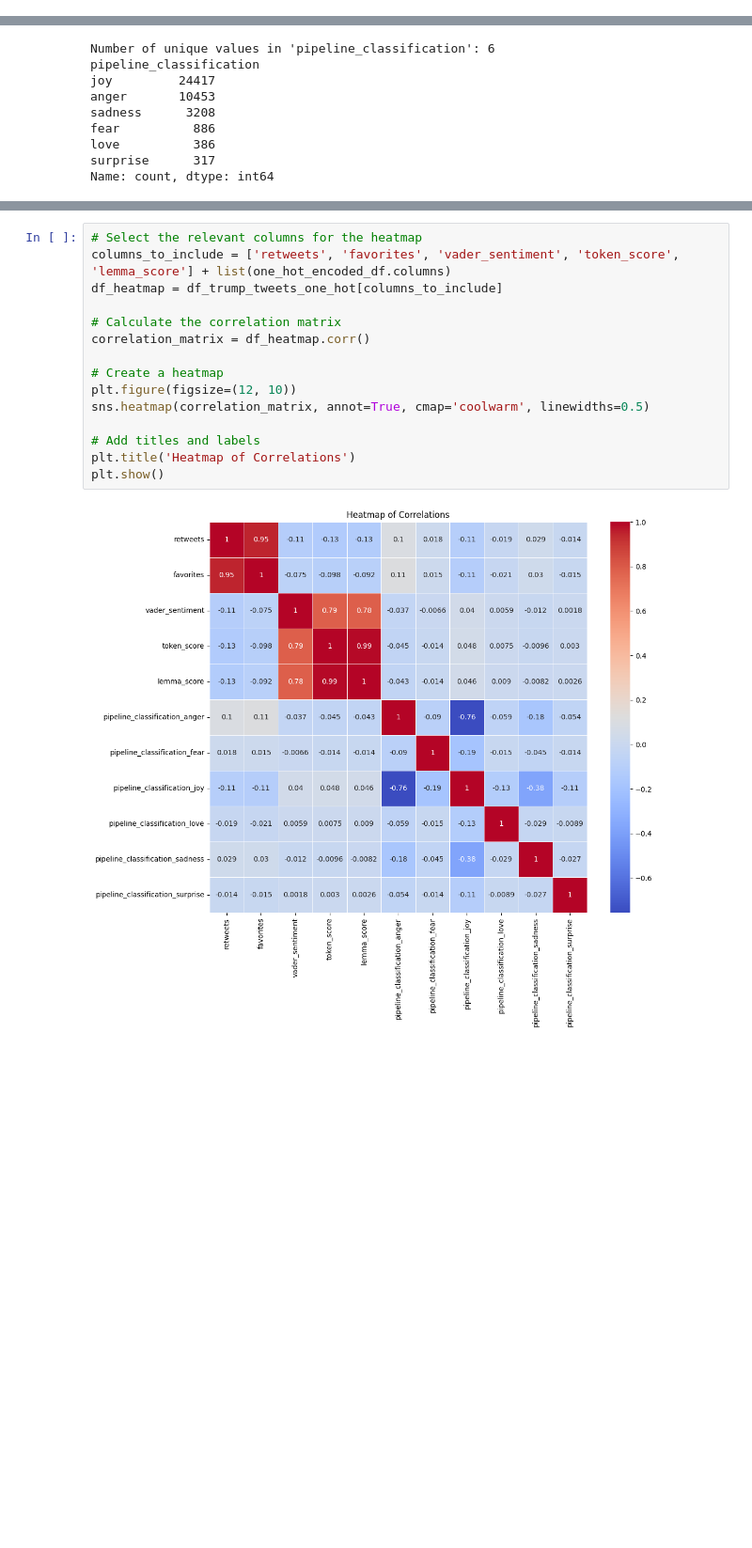
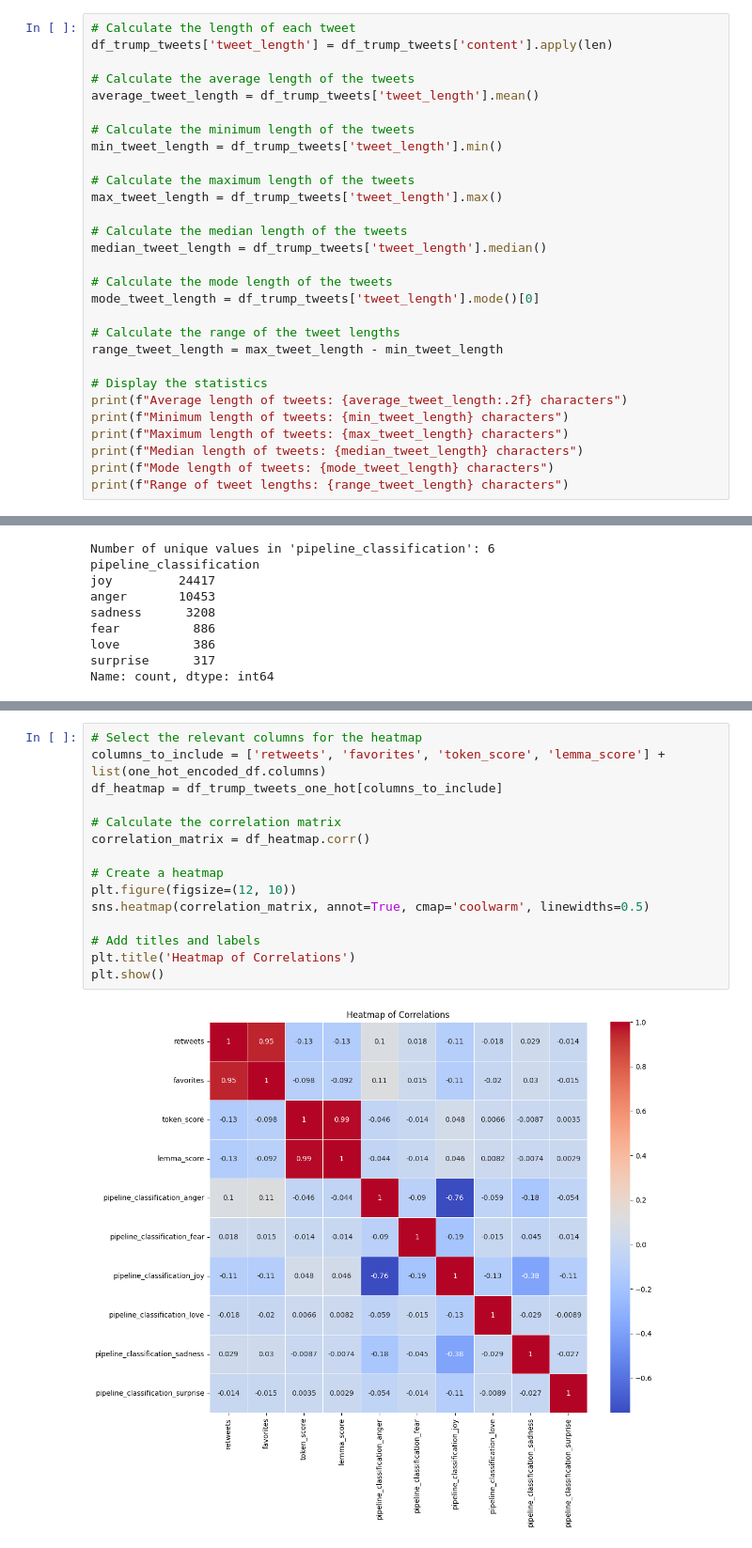
Before and after one commit to drpafowler/module-07-philip, a Jupyter notebook: article-summarizer.ipynb, the cells around one changed output, grey strips where cells are left out. Shown at 94% size. Cells and saved outputs as stored; diff of their text form; blank space fills up the shorter version.

```diff
--- a/article-summarizer.ipynb
+++ b/article-summarizer.ipynb
@@ -169,0 +206,29 @@ dtype: int64
+# %%
+# Calculate the length of each tweet
+df_trump_tweets['tweet_length'] = df_trump_tweets['content'].apply(len)
+
+# Calculate the average length of the tweets
+average_tweet_length = df_trump_tweets['tweet_length'].mean()
+
+# Calculate the minimum length of the tweets
+min_tweet_length = df_trump_tweets['tweet_length'].min()
+
+# Calculate the maximum length of the tweets
+max_tweet_length = df_trump_tweets['tweet_length'].max()
+
+# Calculate the median length of the tweets
+median_tweet_length = df_trump_tweets['tweet_length'].median()
+
+# Calculate the mode length of the tweets
+mode_tweet_length = df_trump_tweets['tweet_length'].mode()[0]
+
+# Calculate the range of the tweet lengths
+range_tweet_length = max_tweet_length - min_tweet_length
+
+# Display the statistics
+print(f"Average length of tweets: {average_tweet_length:.2f} characters")
+print(f"Minimum length of tweets: {min_tweet_length} characters")
+print(f"Maximum length of tweets: {max_tweet_length} characters")
+print(f"Median length of tweets: {median_tweet_length} characters")
+print(f"Mode length of tweets: {mode_tweet_length} characters")
+print(f"Range of tweet lengths: {range_tweet_length} characters")
@@ -941,17 +1018,17 @@ print(df_trump_tweets_one_hot.head())
 # %%
 # Select the relevant columns for the heatmap
-columns_to_include = ['retweets', 'favorites', 'vader_sentiment', 'token_score', 'lemma_score'] + list(one_hot_encoded_df.columns)
+columns_to_include = ['retweets', 'favorites', 'token_score', 'lemma_score'] + list(one_hot_encoded_df.columns)
 df_heatmap = df_trump_tweets_one_hot[columns_to_include]
 
 # Calculate the correlation matrix
 correlation_matrix = df_heatmap.corr()
 
 # Create a heatmap
 plt.figure(figsize=(12, 10))
 sns.heatmap(correlation_matrix, annot=True, cmap='coolwarm', linewidths=0.5)
 
 # Add titles and labels
 plt.title('Heatmap of Correlations')
 plt.show()
 # %% [output]
-[figure, old version]
+[figure, new version]
```
Also changed, not shown: parts of 22 cells of this notebook.
